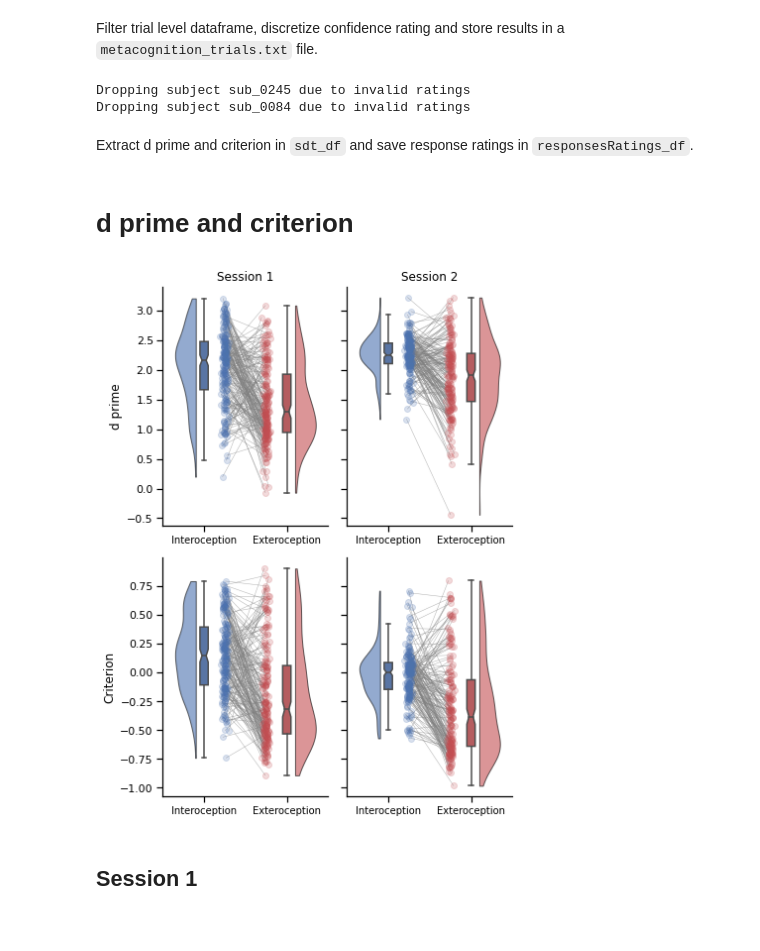
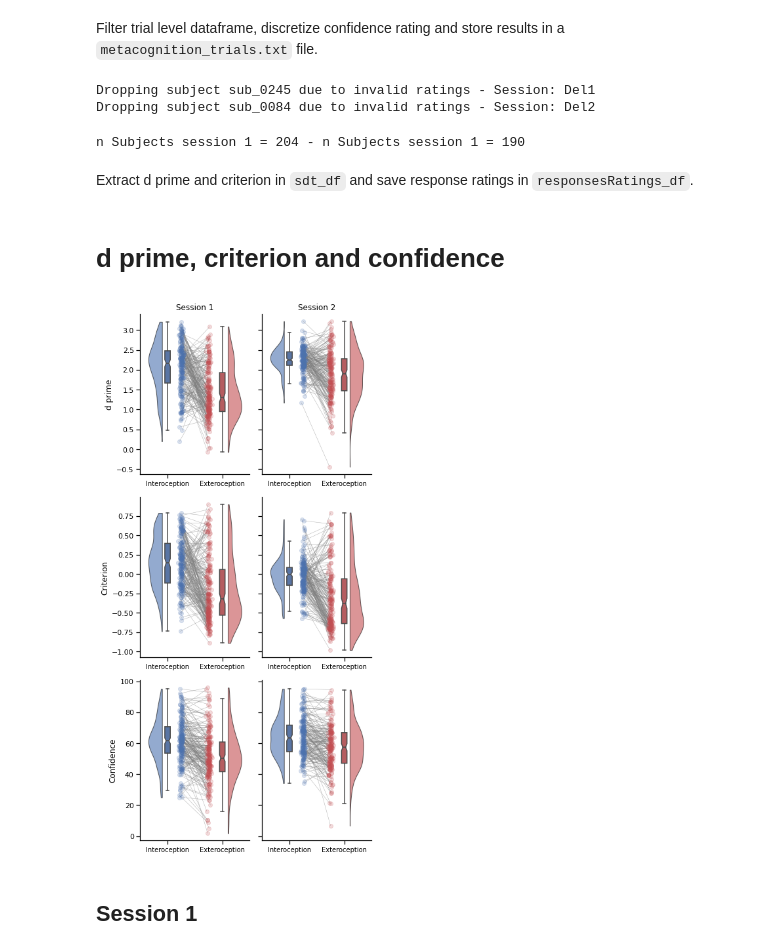
Before and after one commit to embodied-computation-group/CardioceptionPaper, a Jupyter notebook: code/3-Metacognition.ipynb, the cells around one changed output. Cells and saved outputs as stored; diff of their text form; code cells hidden in the pictures.

```diff
--- a/code/3-Metacognition.ipynb
+++ b/code/3-Metacognition.ipynb
@@ -38,20 +38,21 @@ for session in ['Del1', 'Del2']:
 
             # Discretize ratings
             try:
+                this_df.loc[:, 'ConfidenceRaw'] = this_df.Confidence.to_numpy()
                 new_ratings, out = discreteRatings(this_df.Confidence.to_numpy(), verbose=False)
                 this_df.loc[:, 'Confidence'] = new_ratings
                 this_df['Session'] = session
                 this_df['Stimuli'] = this_df['Alpha'] > 0
                 this_df['Responses'] = this_df['Decision'] == 'More'
                 this_df['Accuracy'] = (this_df['Stimuli'] & this_df['Responses']) | (~this_df['Stimuli'] & ~this_df['Responses'])
-                this_df = this_df[['Subject', 'Session', 'Modality', 'Stimuli', 'Accuracy', 'Responses', 'Confidence']]
+                this_df = this_df[['Subject', 'Session', 'Modality', 'Stimuli', 'Accuracy', 'Responses', 'Confidence', 'ConfidenceRaw']]
                 metacognition_df = metacognition_df.append(this_df)
 
                 if (this_df['Stimuli'].sum() == 0):
                     drop.append(sub)
 
             except ValueError:
-                print(f'Dropping subject {sub} due to invalid ratings')
+                print(f'Dropping subject {sub} due to invalid ratings - Session: {session}')
                 drop.append(sub)
 
     for sub in drop:
@@ -59,8 +60,12 @@ for session in ['Del1', 'Del2']:
 
 metacognition_df.to_csv(path + '/data/metacognition_trials.txt')
 # %% [output]
-Dropping subject sub_0245 due to invalid ratings
-Dropping subject sub_0084 due to invalid ratings
+Dropping subject sub_0245 due to invalid ratings - Session: Del1
+Dropping subject sub_0084 due to invalid ratings - Session: Del2
+# %%
+print(f"n Subjects session 1 = {metacognition_df[metacognition_df.Session=='Del1'].Subject.nunique()} - n Subjects session 1 = {metacognition_df[metacognition_df.Session=='Del2'].Subject.nunique()}")
+# %% [output]
+n Subjects session 1 = 204 - n Subjects session 1 = 190
 # %% [markdown]
 Extract d prime and criterion in `sdt_df` and save response ratings in `responsesRatings_df`.
 # %%
@@ -85,31 +90,38 @@ for session in ['Del1', 'Del2']:
                 'RespCountS1': nR_S1.sum(),
                 'RespCountS2': nR_S2.sum(),
                 'Accuracy': this_df.Accuracy.to_numpy().mean() * 100,
+                'ConfidenceRaw': this_df.ConfidenceRaw.to_numpy().mean(),
                 'd': [this_df.dprime()],
                 'c': [this_df.criterion()]}))
+
+for sub in drop:
+    responsesRatings_df = responsesRatings_df[responsesRatings_df.Subject!=sub]
+    sdt_df = sdt_df[sdt_df.Subject!=sub]
 # %%
 responsesRatings_df.to_csv(path + '/data/responsesRatings.txt', index=False)
 sdt_df.to_csv(path + '/data/sdt.txt', index=False)
 # %% [markdown]
-# d prime and criterion
+# d prime, criterion and confidence
 # %%
-fig, axs = plt.subplots(2, 2, figsize=(6, 8), sharey='row')
-for i, metric in enumerate(['d', 'c']):
+fig, axs = plt.subplots(3, 2, figsize=(6, 12), sharey='row')
+for i, metric in enumerate(['d', 'c', 'ConfidenceRaw']):
     for ii, session in enumerate(['Del1', 'Del2']):
         raincloud(data=sdt_df[(sdt_df.Session==session)], x='Modality', y=metric, ax=axs[i, ii], palette=['#4c72b0', '#c44e52'])
         labels = [item.get_text() for item in axs[i, ii].get_xticklabels()]
         labels[0] = 'Interoception'
         labels[1] = 'Exteroception'
         axs[i, ii].set_xticklabels(labels, size=10)
 
 axs[0, 0].set_title('Session 1')
 axs[0, 1].set_title('Session 2')
 axs[0, 0].set_ylabel('d prime')
 axs[1, 0].set_ylabel('Criterion')
+axs[2, 0].set_ylabel('Confidence')
+
 plt.tight_layout()
 sns.despine()
 # %% [output]
-[figure, old version]
+[figure, new version]
 # %% [markdown]
 ## Session 1
 # %% [markdown]
```
Also changed, not shown: parts of 48 cells of this notebook, 4 other files.
